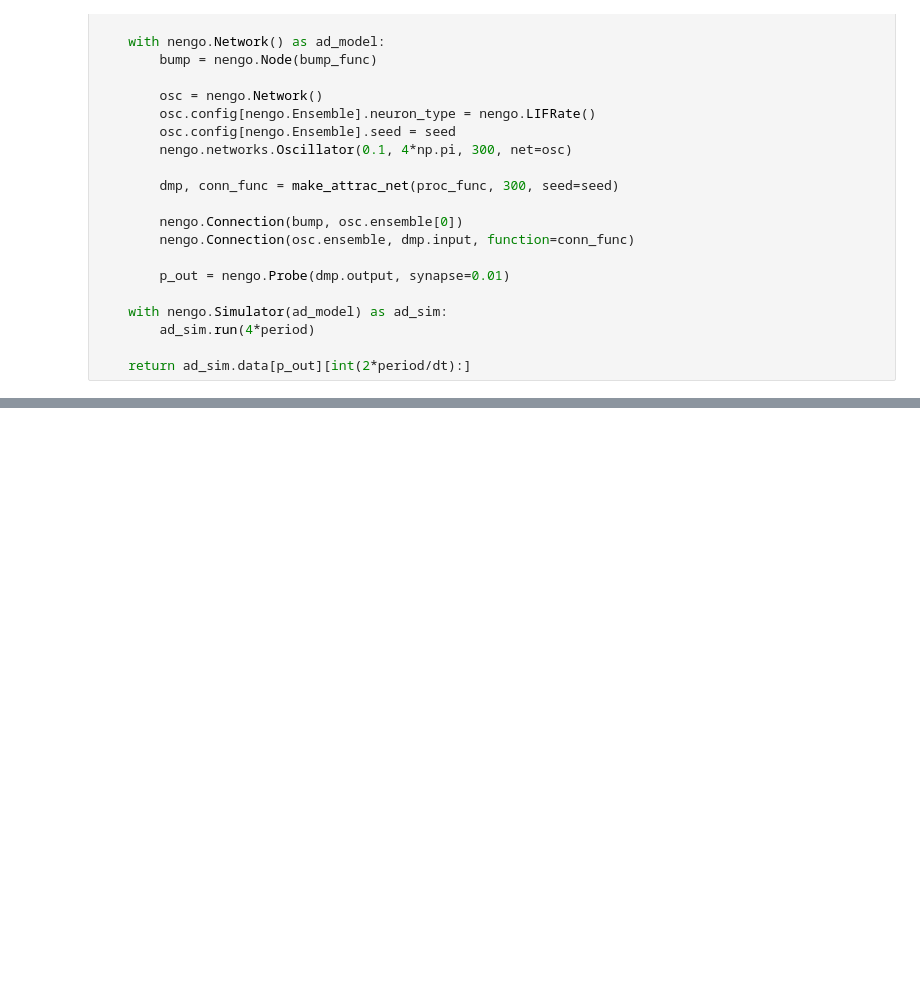
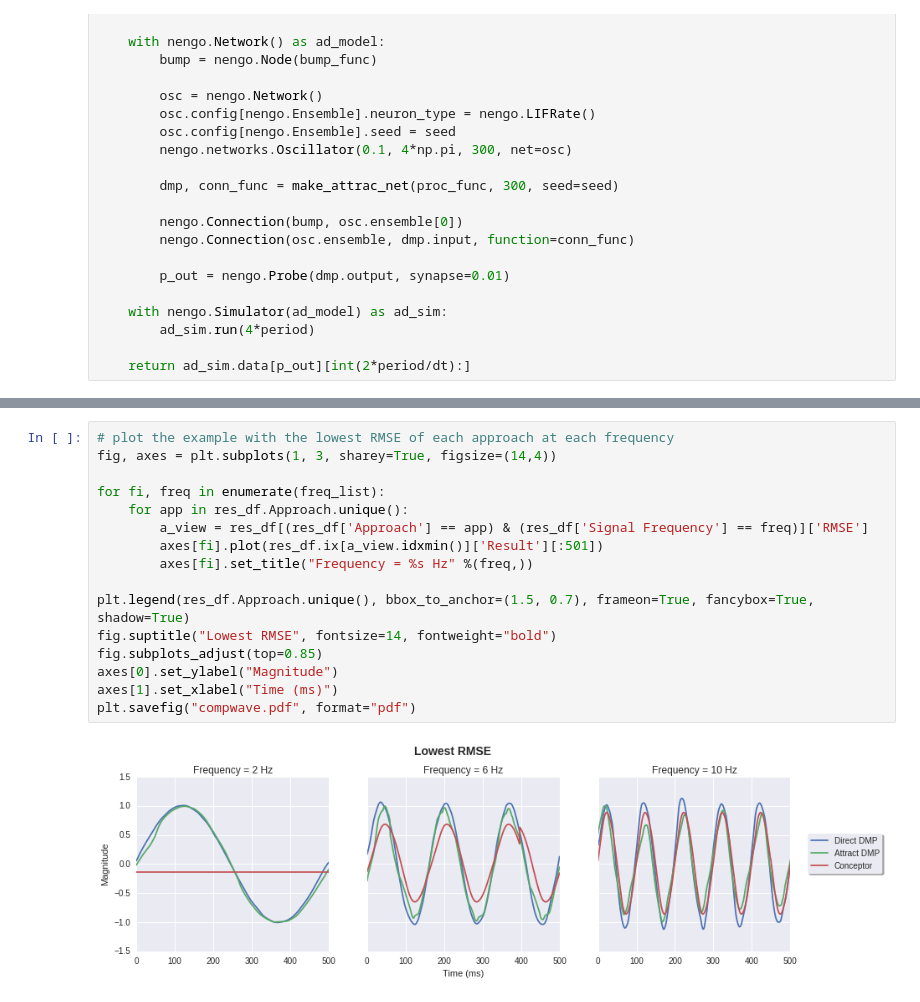
Before and after one commit to Seanny123/nef-conceptors, a Jupyter notebook: repr_analysis.ipynb, the cells around one changed output, grey strips where cells are left out. Saved outputs shown, nothing was run; the diff lists cells and outputs as text; blank space fills up the shorter version.

```diff
--- a/repr_analysis.ipynb
+++ b/repr_analysis.ipynb
@@ -205,0 +232,18 @@ plt.plot(rmse_vals)
+# %%
+# plot the example with the lowest RMSE of each approach at each frequency
+fig, axes = plt.subplots(1, 3, sharey=True, figsize=(14,4))
+
+for fi, freq in enumerate(freq_list):
+    for app in res_df.Approach.unique():
+        a_view = res_df[(res_df['Approach'] == app) & (res_df['Signal Frequency'] == freq)]['RMSE']
+        axes[fi].plot(res_df.ix[a_view.idxmin()]['Result'][:501])
+        axes[fi].set_title("Frequency = %s Hz" %(freq,))
+
+plt.legend(res_df.Approach.unique(), bbox_to_anchor=(1.5, 0.7), frameon=True, fancybox=True, shadow=True)
+fig.suptitle("Lowest RMSE", fontsize=14, fontweight="bold")
+fig.subplots_adjust(top=0.85)
+axes[0].set_ylabel("Magnitude")
+axes[1].set_xlabel("Time (ms)")
+plt.savefig("compwave.pdf", format="pdf")
+# %% [output]
+[figure, added]
```
Also changed, not shown: parts of 29 cells of this notebook.
